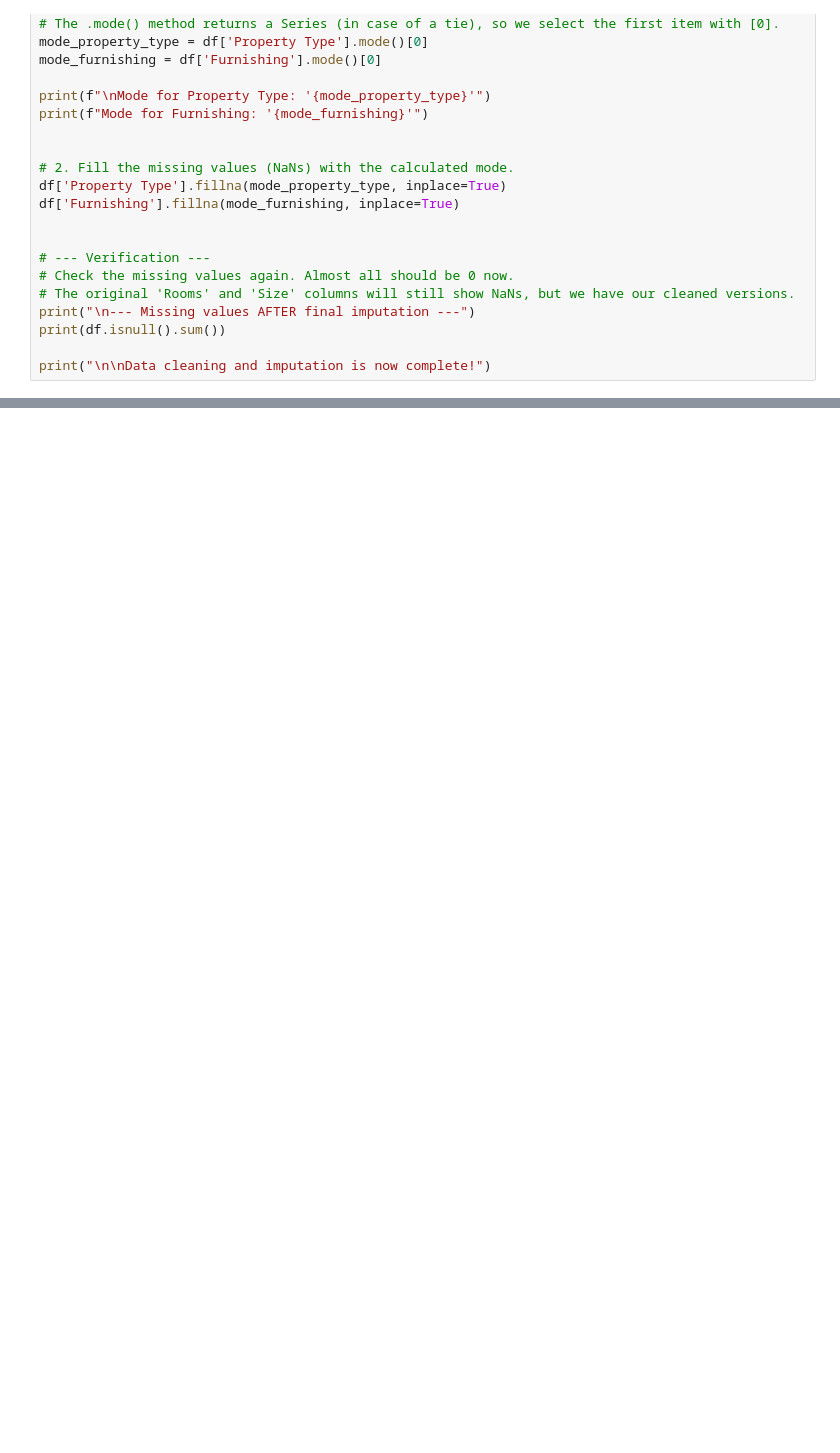
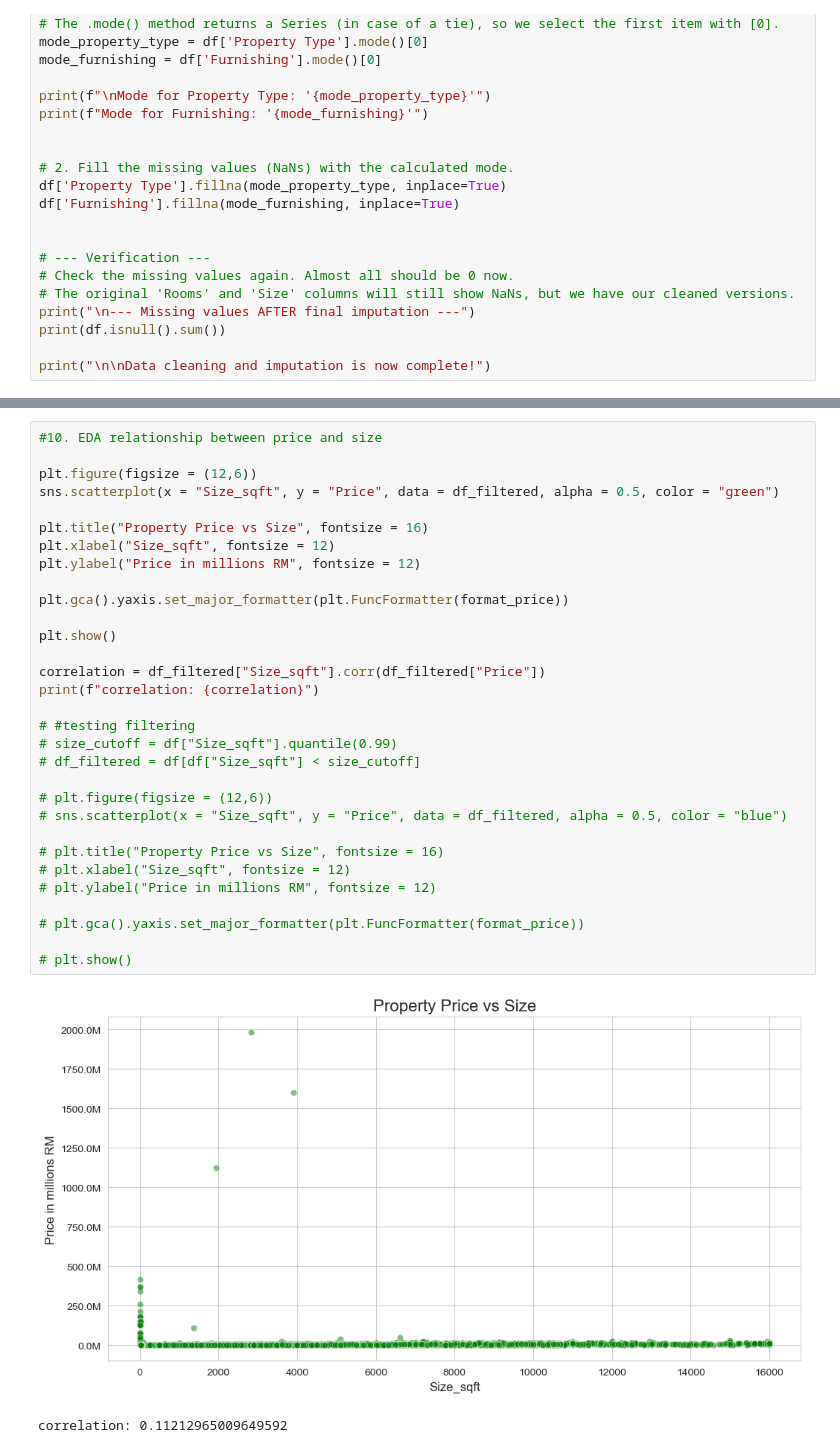
Before and after one commit to ShayneLim/House_Price_Predictor, a Jupyter notebook: House_Price_Predictor.ipynb, the cells around one changed output, grey strips where cells are left out. Cells and saved outputs as stored; diff of their text form; blank space fills up the shorter version.

Commit message:
price vs size

```diff
--- a/House_Price_Predictor.ipynb
+++ b/House_Price_Predictor.ipynb
@@ -182,0 +194,34 @@ skewness of filtered price: 2.7643077115757504
+# %%
+#10. EDA relationship between price and size
+
+plt.figure(figsize = (12,6))
+sns.scatterplot(x = "Size_sqft", y = "Price", data = df_filtered, alpha = 0.5, color = "green")
+
+plt.title("Property Price vs Size", fontsize = 16)
+plt.xlabel("Size_sqft", fontsize = 12)
+plt.ylabel("Price in millions RM", fontsize = 12)
+
+plt.gca().yaxis.set_major_formatter(plt.FuncFormatter(format_price))
+
+plt.show()
+
+correlation = df_filtered["Size_sqft"].corr(df_filtered["Price"])
+print(f"correlation: {correlation}")
+
+# #testing filtering
+# size_cutoff = df["Size_sqft"].quantile(0.99)
+# df_filtered = df[df["Size_sqft"] < size_cutoff]
+
+# plt.figure(figsize = (12,6))
+# sns.scatterplot(x = "Size_sqft", y = "Price", data = df_filtered, alpha = 0.5, color = "blue")
+
+# plt.title("Property Price vs Size", fontsize = 16)
+# plt.xlabel("Size_sqft", fontsize = 12)
+# plt.ylabel("Price in millions RM", fontsize = 12)
+
+# plt.gca().yaxis.set_major_formatter(plt.FuncFormatter(format_price))
+
+# plt.show()
+# %% [output]
+[figure, added]
+correlation: 0.11212965009649592
```
Also changed, not shown: parts of 3 cells of this notebook.
